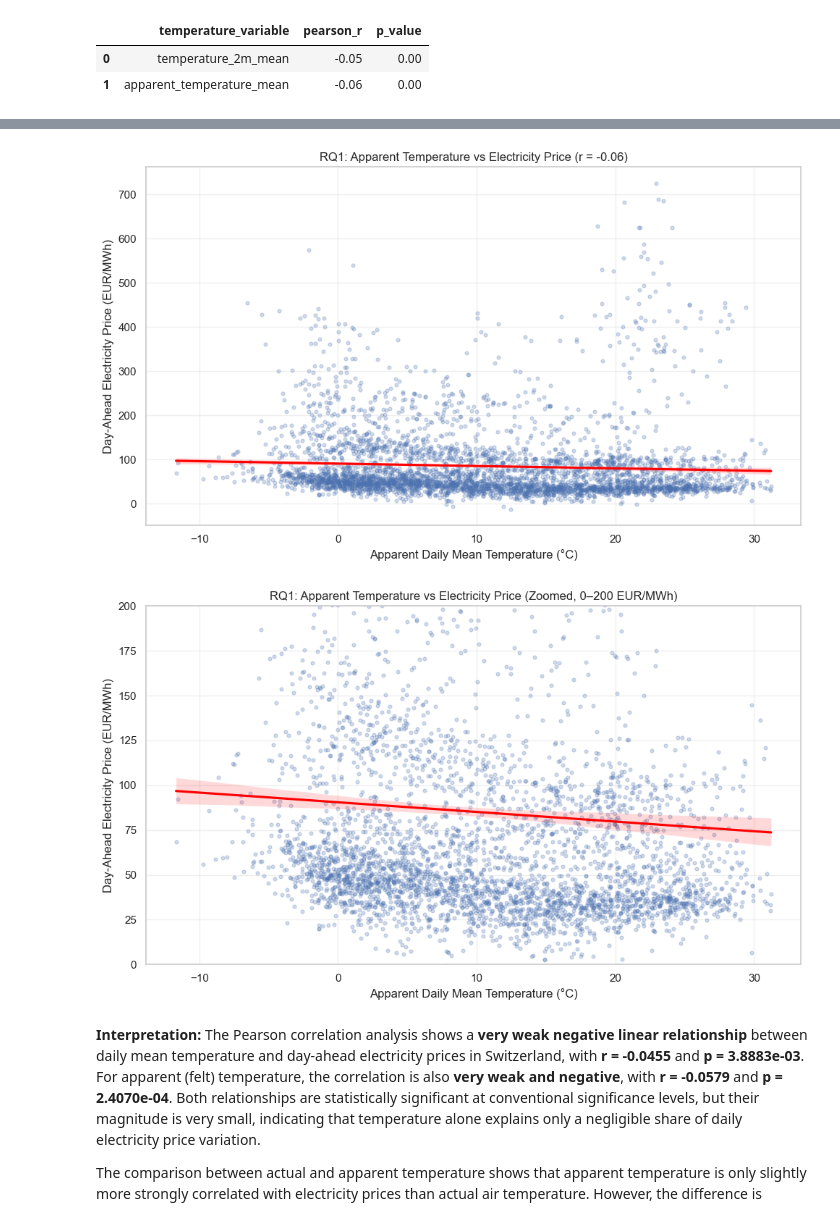
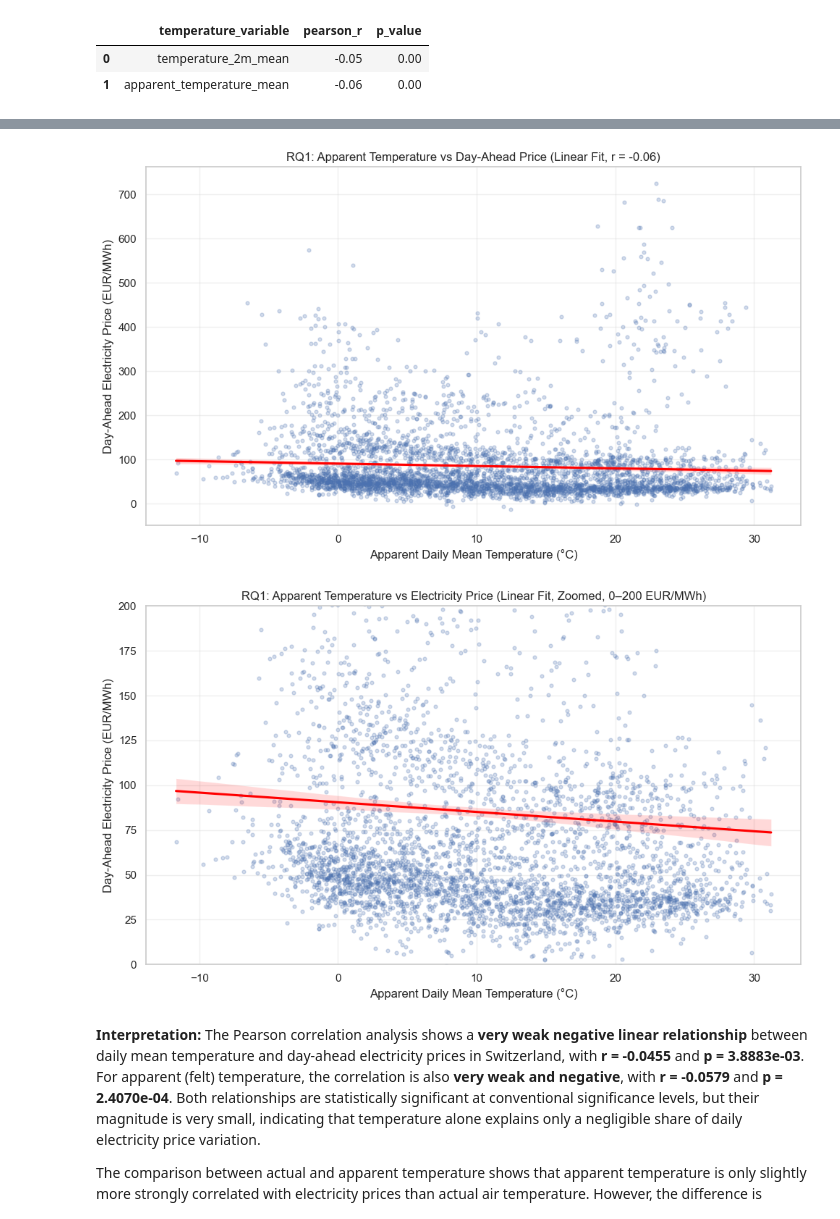
Before and after one commit to joelthedebugger/CIP_FS26_203, a Jupyter notebook: notebooks/03_analysis.ipynb, the cells around one changed output, grey strips where cells are left out. Cells and saved outputs as stored; diff of their text form; code cells hidden in the pictures.

```diff
--- a/notebooks/03_analysis.ipynb
+++ b/notebooks/03_analysis.ipynb
@@ -356,22 +339,22 @@ plt.show()
 # %%
 # --- Visualization: apparent temperature vs electricity price ---
 plt.figure(figsize=(10, 6))
 sns.regplot(
     data=rq1_data,
     x="apparent_temperature_mean",
     y="price_eur_mwh",
     scatter_kws={"alpha": 0.25, "s": 12},
     line_kws={"color": "red"}
 )
 
-plt.title(f"RQ1: Apparent Temperature vs Electricity Price (r = {corr_app:.2f})")
+plt.title(f"RQ1: Apparent Temperature vs Day-Ahead Price (Linear Fit, r = {corr_app:.2f})")
 plt.xlabel("Apparent Daily Mean Temperature (°C)")
 plt.ylabel("Day-Ahead Electricity Price (EUR/MWh)")
 plt.grid(True, alpha=0.3)
 plt.tight_layout()
 plt.show()
 # %% [output]
-[figure, old version]
+[figure, new version]
 # %%
 # --- Zoomed visualization: apparent temperature vs electricity price (0-200 EUR/MWh) ---
 plt.figure(figsize=(10, 6))
@@ -384,14 +367,14 @@ sns.regplot(
 )
 
 plt.ylim(0, 200)
-plt.title(f"RQ1: Apparent Temperature vs Electricity Price (Zoomed, 0–200 EUR/MWh)")
+plt.title(f"RQ1: Apparent Temperature vs Electricity Price (Linear Fit, Zoomed, 0–200 EUR/MWh)")
 plt.xlabel("Apparent Daily Mean Temperature (°C)")
 plt.ylabel("Day-Ahead Electricity Price (EUR/MWh)")
 plt.grid(True, alpha=0.3)
 plt.tight_layout()
 plt.show()
 # %% [output]
-[figure, old version]
+[figure, new version]
 # %% [markdown]
 **Interpretation:**
 The Pearson correlation analysis shows a **very weak negative linear relationship** between daily mean temperature and day-ahead electricity prices in Switzerland, with **r = -0.0455** and **p = 3.8883e-03**. For apparent (felt) temperature, the correlation is also **very weak and negative**, with **r = -0.0579** and **p = 2.4070e-04**. Both relationships are statistically significant at conventional significance levels, but their magnitude is very small, indicating that temperature alone explains only a negligible share of daily electricity price variation.
```
Also changed, not shown: parts of 8 cells of this notebook, 3 other files.
